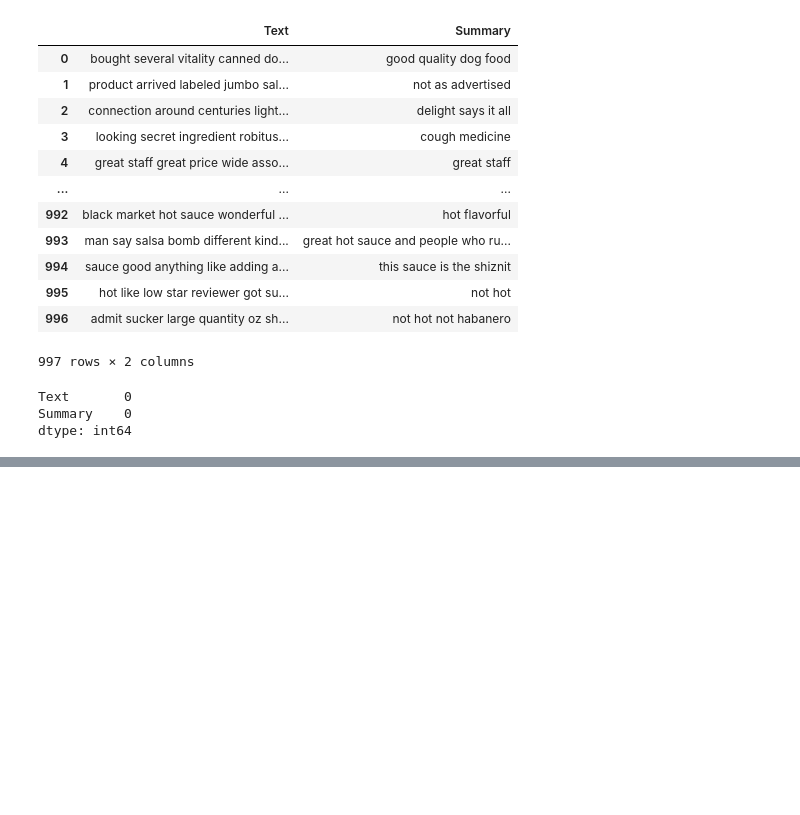
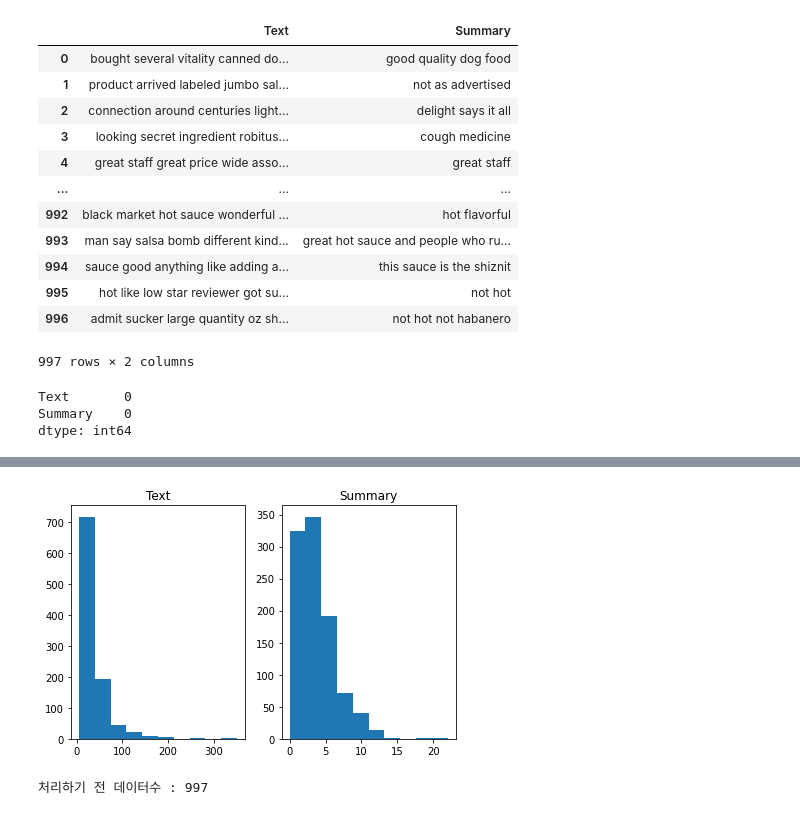
Before and after one commit to ksclown/DL_by_ksclown, a Jupyter notebook: Text Summarize.ipynb, the cells around one changed output, grey strips where cells are left out. Drawn from its saved outputs; the diff is of its cells as text; code cells hidden in the pictures; blank space fills up the shorter version.

```diff
--- a/Text Summarize.ipynb
+++ b/Text Summarize.ipynb
@@ -358,0 +432,18 @@ dtype: int64
+# %%
+# Text를 한눈에 확인이 어려워서 다시 hist로 확인
+# 보는김에 Summary도 같이 확인
+plt.subplot(1, 2, 1)
+plt.hist(t_len)
+plt.title('Text')
+
+plt.subplot(1, 2, 2)
+plt.hist(s_len)
+plt.title('Summary')
+
+plt.tight_layout()
+plt.show()
+
+print('처리하기 전 데이터수 :',(len(review_df)))
+# %% [output]
+[figure, added]
+처리하기 전 데이터수 : 997
```
Also changed, not shown: parts of 16 cells of this notebook.
